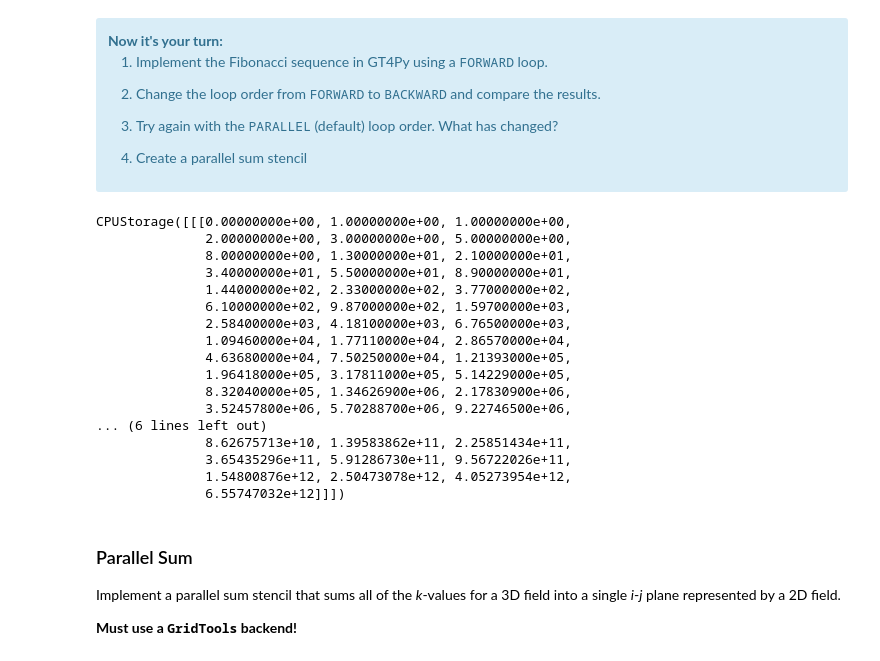
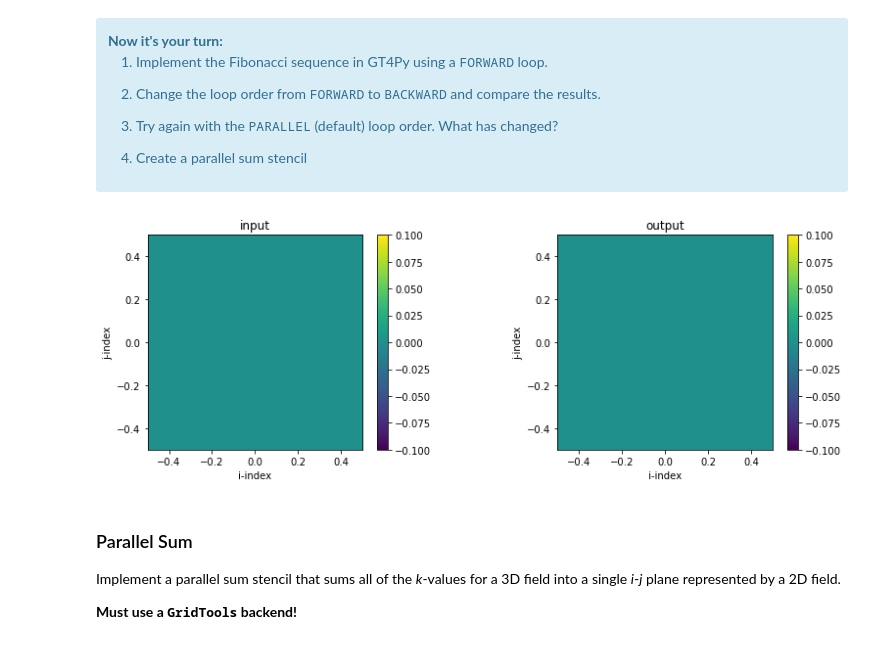
Before and after one commit to ai2cm/dsl_workshop, a Jupyter notebook: notebooks/Session-1B.ipynb, the cells around one changed output. Cells and saved outputs as stored; diff of their text form; code cells hidden in the pictures.

```diff
--- a/notebooks/Session-1B.ipynb
+++ b/notebooks/Session-1B.ipynb
@@ -423,48 +476,32 @@ plot_two_ij_slices(x0, x1)
 # %%
 # SOLUTION 1
 backend = "numpy"
 dtype = np.float
 FieldK = Field[dtype, gtscript.K]
 N = 64
 
 @gtscript.stencil(backend=backend)
 def fibonacci(fib: FieldK):
     with computation(FORWARD):
         with interval(1, 2):
             fib = 1.    # base case...
         with interval(2, None):
             fib = fib[0, 0, -2] + fib[0, 0, -1]
 
 
 fib_gt = gt_storage.zeros(backend, (0, 0, 0), (1, 1, N), dtype)
 fibonacci(fib_gt, origin=(0, 0, 0), domain=(1, 1, N))
 
 n = np.arange(0, N)
 sqrt5 = np.sqrt(5.)
 phi = (1. + sqrt5) / 2.
 fib_data = np.rint((phi ** n - (-1. / phi) ** n) / sqrt5)
 fib_np = gt_storage.from_array(fib_data, backend, (0, 0, 0), (1, 1, N), dtype=dtype)
 
-# plot_two_ij_slices(fib_np, fib_gt)
-fib_gt
+plot_two_ij_slices(fib_np, fib_gt)
+# fib_gt
 # %% [output]
-CPUStorage([[[0.00000000e+00, 1.00000000e+00, 1.00000000e+00,
-              2.00000000e+00, 3.00000000e+00, 5.00000000e+00,
-              8.00000000e+00, 1.30000000e+01, 2.10000000e+01,
-              3.40000000e+01, 5.50000000e+01, 8.90000000e+01,
-              1.44000000e+02, 2.33000000e+02, 3.77000000e+02,
-              6.10000000e+02, 9.87000000e+02, 1.59700000e+03,
-              2.58400000e+03, 4.18100000e+03, 6.76500000e+03,
-              1.09460000e+04, 1.77110000e+04, 2.86570000e+04,
-              4.63680000e+04, 7.50250000e+04, 1.21393000e+05,
-              1.96418000e+05, 3.17811000e+05, 5.14229000e+05,
-              8.32040000e+05, 1.34626900e+06, 2.17830900e+06,
-              3.52457800e+06, 5.70288700e+06, 9.22746500e+06,
-... (6 lines left out)
-              8.62675713e+10, 1.39583862e+11, 2.25851434e+11,
-              3.65435296e+11, 5.91286730e+11, 9.56722026e+11,
-              1.54800876e+12, 2.50473078e+12, 4.05273954e+12,
-              6.55747032e+12]]])
+[figure, added]
 # %% [markdown]
 ### Parallel Sum
 
```
Also changed, not shown: parts of 7 cells of this notebook.
